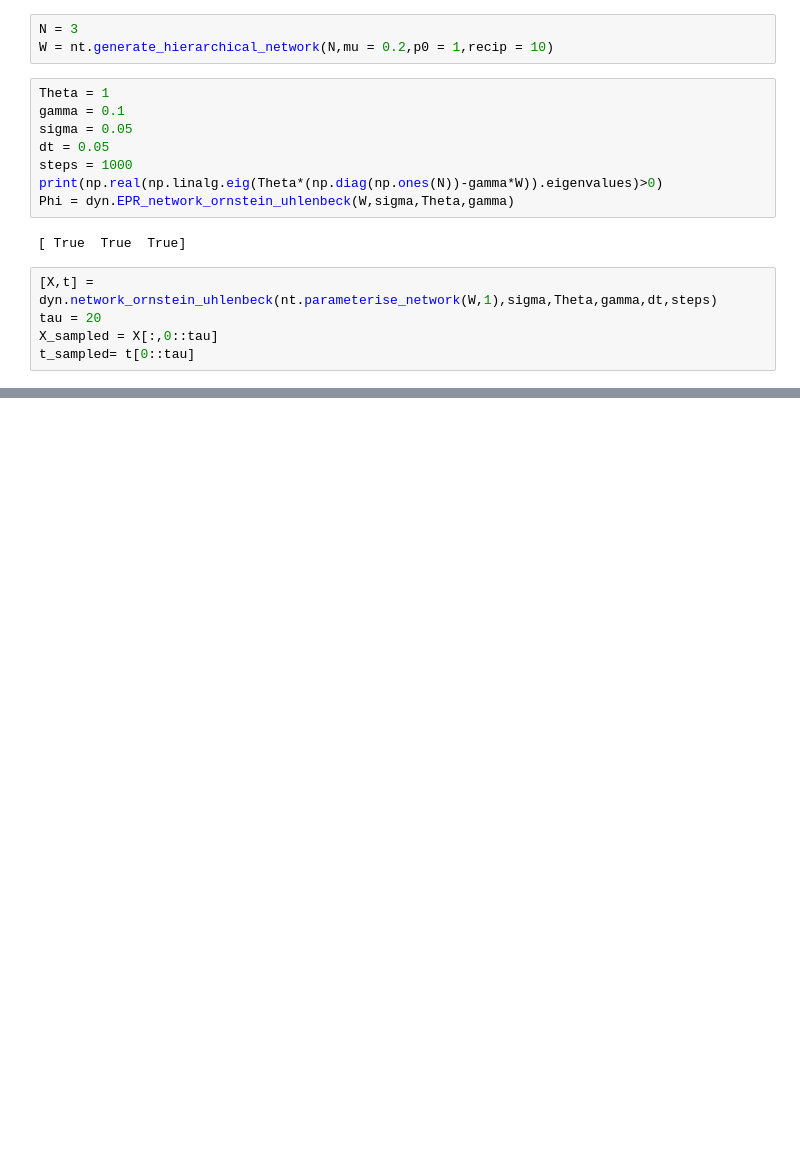
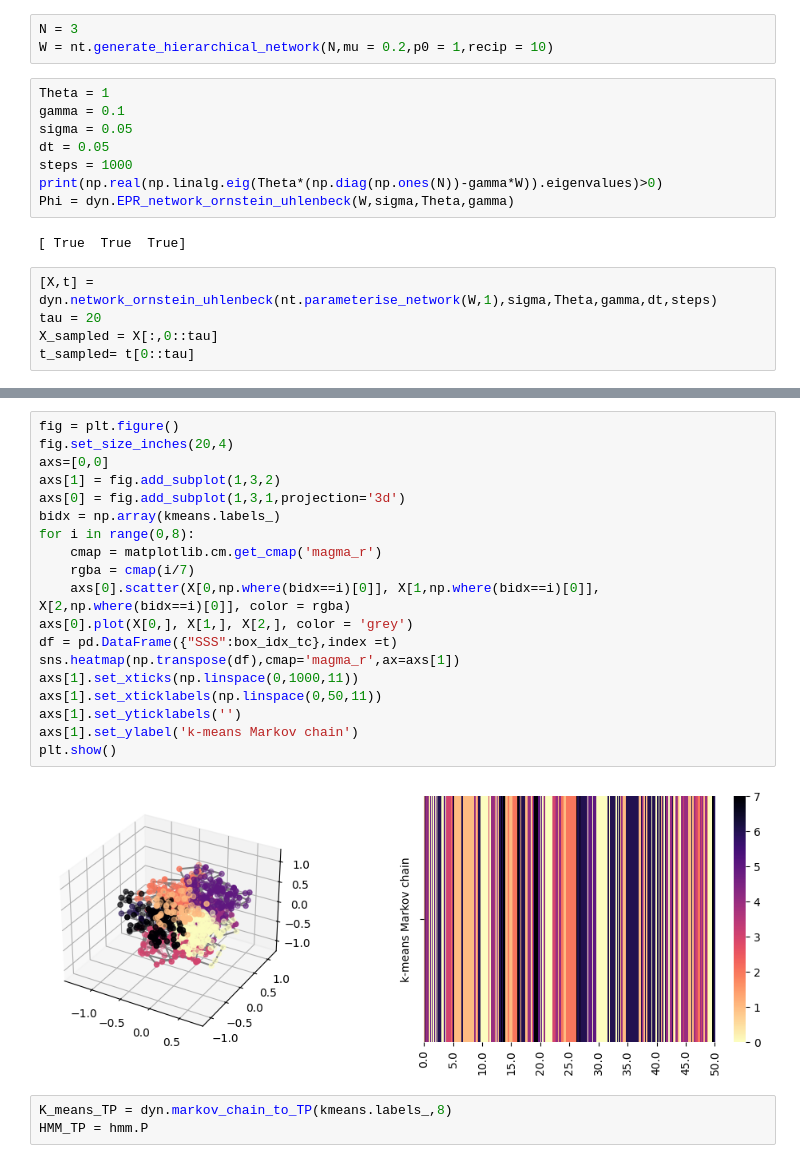
Before and after one commit to rnartallo/hmm, a Jupyter notebook: 3variabletest.ipynb, the cells around one changed output, grey strips where cells are left out. Saved outputs shown, nothing was run; the diff lists cells and outputs as text; blank space fills up the shorter version.

```diff
--- a/3variabletest.ipynb
+++ b/3variabletest.ipynb
@@ -132,0 +169,24 @@ plt.show()
+# %%
+fig = plt.figure()
+fig.set_size_inches(20,4)
+axs=[0,0]
+axs[1] = fig.add_subplot(1,3,2)
+axs[0] = fig.add_subplot(1,3,1,projection='3d')
+bidx = np.array(kmeans.labels_)
+for i in range(0,8):
+    cmap = matplotlib.cm.get_cmap('magma_r')
+    rgba = cmap(i/7)
+    axs[0].scatter(X[0,np.where(bidx==i)[0]], X[1,np.where(bidx==i)[0]], X[2,np.where(bidx==i)[0]], color = rgba)
+axs[0].plot(X[0,], X[1,], X[2,], color = 'grey')
+df = pd.DataFrame({"SSS":box_idx_tc},index =t)
+sns.heatmap(np.transpose(df),cmap='magma_r',ax=axs[1])
+axs[1].set_xticks(np.linspace(0,1000,11))
+axs[1].set_xticklabels(np.linspace(0,50,11))
+axs[1].set_yticklabels('')
+axs[1].set_ylabel('k-means Markov chain')
+plt.show()
+# %% [output]
+[figure, added]
+# %%
+K_means_TP = dyn.markov_chain_to_TP(kmeans.labels_,8)
+HMM_TP = hmm.P
```
Also changed, not shown: parts of 10 cells of this notebook, 2 other files.
